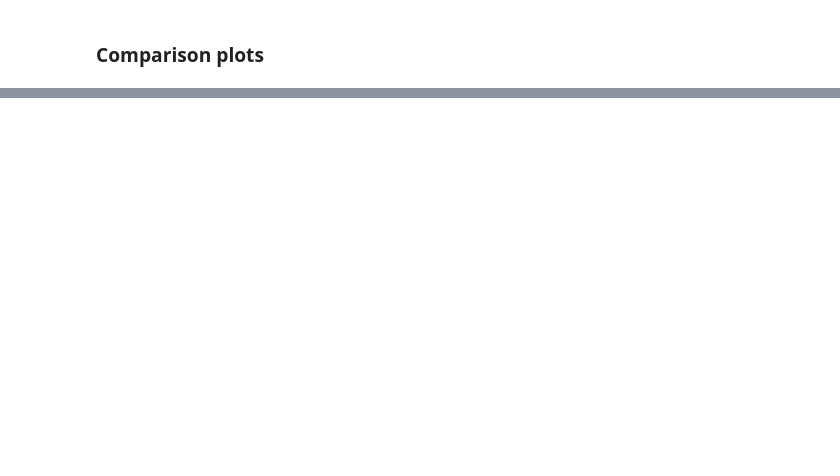
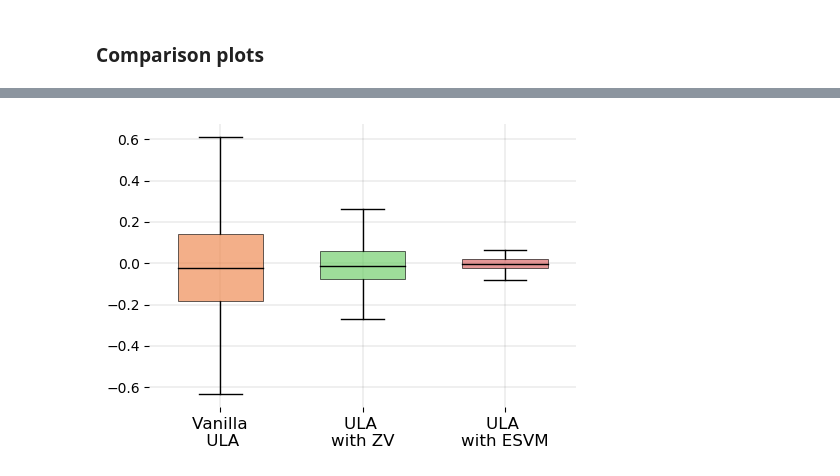
Before and after one commit to svsamsonov/vr_sg_mcmc, a Jupyter notebook: Code/Potential_rezende_new.ipynb, the cells around one changed output, grey strips where cells are left out. Cells and saved outputs as stored; diff of their text form; code cells hidden in the pictures; blank space fills up the shorter version.

```diff
--- a/Code/Potential_rezende_new.ipynb
+++ b/Code/Potential_rezende_new.ipynb
@@ -286,6 +310,11 @@ labels = ['Vanilla\n RWM', 'RWM \nwith ZV', 'RWM \nwith CV']
+# %%
+title = ""
+labels = ['Vanilla\n ULA', 'ULA \nwith ZV', 'ULA \nwith ESVM']
 # %%
-data = [res_arr[:,0,0],res_arr[:,0,1],res_arr[:,0,2]]
-boxplot_ind(data, title, labels, path = "results/rezende/rwm.pdf")
+data = [res_arr[:,0,0],res_arr[:,0,1],res_arr[:,0,3]]
+boxplot_ind(data, title, labels, path = "results/donut/ula_esvm.pdf")
+# %% [output]
+[figure, added]
 # %%
 title = ""
 labels = ['ULA \nwith ZV-1', 'ULA \nwith CV-1']
```
Also changed, not shown: parts of 11 cells of this notebook, 58 other files.
